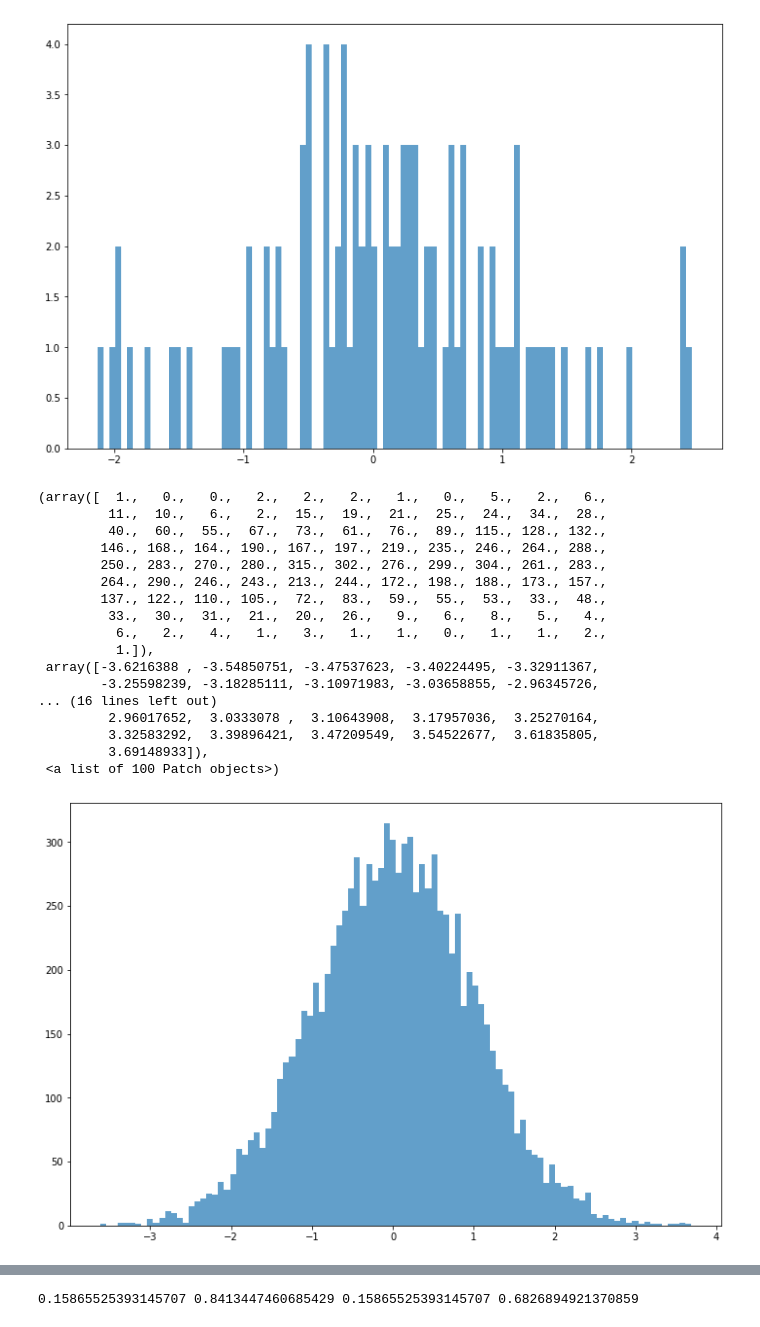
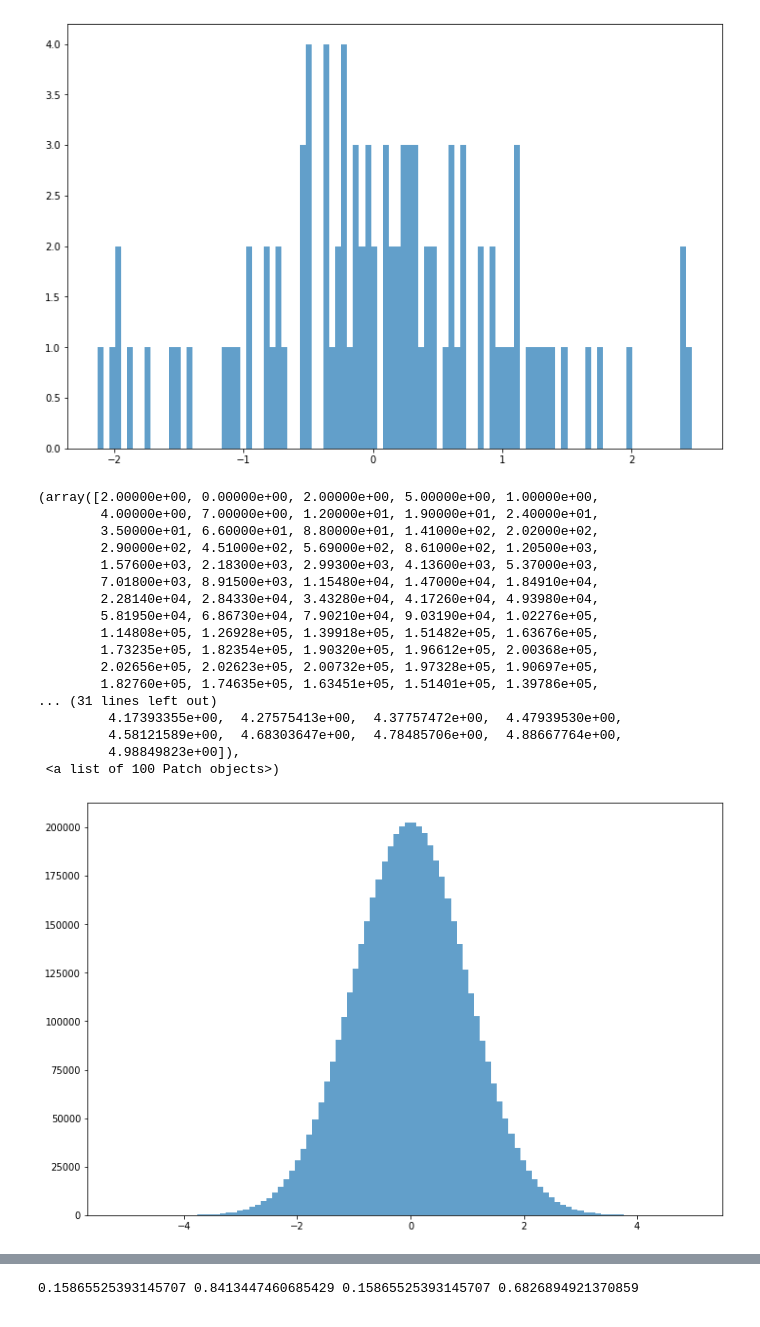
Before and after one commit to wcj365/python-stats-dataviz, a Jupyter notebook: 09_Normal_Distribution.ipynb, the cells around one changed output, grey strips where cells are left out. Cells and saved outputs as stored; diff of their text form; code cells hidden in the pictures.

```diff
--- a/09_Normal_Distribution.ipynb
+++ b/09_Normal_Distribution.ipynb
@@ -26,7 +26,7 @@ from scipy import stats
 import matplotlib.pyplot as plt
 import seaborn as sns
 
-plt.rcParams["figure.figsize"] = [12,8]  # global setting
+plt.rcParams["figure.figsize"] = (12,8)  # global setting [12,8] does not work!
 # %% [markdown]
 ## Probability Density Functoin (PDF) of a Normal Distribution
 
@@ -138,30 +138,30 @@ plt.hist(sample_data, bins=100, alpha=0.7)
 # %%
 # Use Numpy's random number generator of a normal distribution
 # Generate 10,000 data points and plot the histogram
 
 np.random.seed(10)
-sample_data = np.random.normal(0,1,10000)    # 10,000 data points
+sample_data = np.random.normal(0,1,5000000)    # 10,000 data points
 
 plt.hist(sample_data, bins=100, alpha=0.7)
 # %% [output]
-(array([  1.,   0.,   0.,   2.,   2.,   2.,   1.,   0.,   5.,   2.,   6.,
-         11.,  10.,   6.,   2.,  15.,  19.,  21.,  25.,  24.,  34.,  28.,
-         40.,  60.,  55.,  67.,  73.,  61.,  76.,  89., 115., 128., 132.,
-        146., 168., 164., 190., 167., 197., 219., 235., 246., 264., 288.,
-        250., 283., 270., 280., 315., 302., 276., 299., 304., 261., 283.,
-        264., 290., 246., 243., 213., 244., 172., 198., 188., 173., 157.,
-        137., 122., 110., 105.,  72.,  83.,  59.,  55.,  53.,  33.,  48.,
-         33.,  30.,  31.,  21.,  20.,  26.,   9.,   6.,   8.,   5.,   4.,
-          6.,   2.,   4.,   1.,   3.,   1.,   1.,   0.,   1.,   1.,   2.,
-          1.]),
- array([-3.6216388 , -3.54850751, -3.47537623, -3.40224495, -3.32911367,
-        -3.25598239, -3.18285111, -3.10971983, -3.03658855, -2.96345726,
-... (16 lines left out)
-         2.96017652,  3.0333078 ,  3.10643908,  3.17957036,  3.25270164,
-         3.32583292,  3.39896421,  3.47209549,  3.54522677,  3.61835805,
-         3.69148933]),
+(array([2.00000e+00, 0.00000e+00, 2.00000e+00, 5.00000e+00, 1.00000e+00,
+        4.00000e+00, 7.00000e+00, 1.20000e+01, 1.90000e+01, 2.40000e+01,
+        3.50000e+01, 6.60000e+01, 8.80000e+01, 1.41000e+02, 2.02000e+02,
+        2.90000e+02, 4.51000e+02, 5.69000e+02, 8.61000e+02, 1.20500e+03,
+        1.57600e+03, 2.18300e+03, 2.99300e+03, 4.13600e+03, 5.37000e+03,
+        7.01800e+03, 8.91500e+03, 1.15480e+04, 1.47000e+04, 1.84910e+04,
+        2.28140e+04, 2.84330e+04, 3.43280e+04, 4.17260e+04, 4.93980e+04,
+        5.81950e+04, 6.86730e+04, 7.90210e+04, 9.03190e+04, 1.02276e+05,
+        1.14808e+05, 1.26928e+05, 1.39918e+05, 1.51482e+05, 1.63676e+05,
+        1.73235e+05, 1.82354e+05, 1.90320e+05, 1.96612e+05, 2.00368e+05,
+        2.02656e+05, 2.02623e+05, 2.00732e+05, 1.97328e+05, 1.90697e+05,
+        1.82760e+05, 1.74635e+05, 1.63451e+05, 1.51401e+05, 1.39786e+05,
+... (31 lines left out)
+         4.17393355e+00,  4.27575413e+00,  4.37757472e+00,  4.47939530e+00,
+         4.58121589e+00,  4.68303647e+00,  4.78485706e+00,  4.88667764e+00,
+         4.98849823e+00]),
  <a list of 100 Patch objects>)
-[figure, old version]
+[figure, new version]
 # %% [markdown]
 ## The scipy.stats library
 
```
Also changed, not shown: parts of 2 cells of this notebook.
